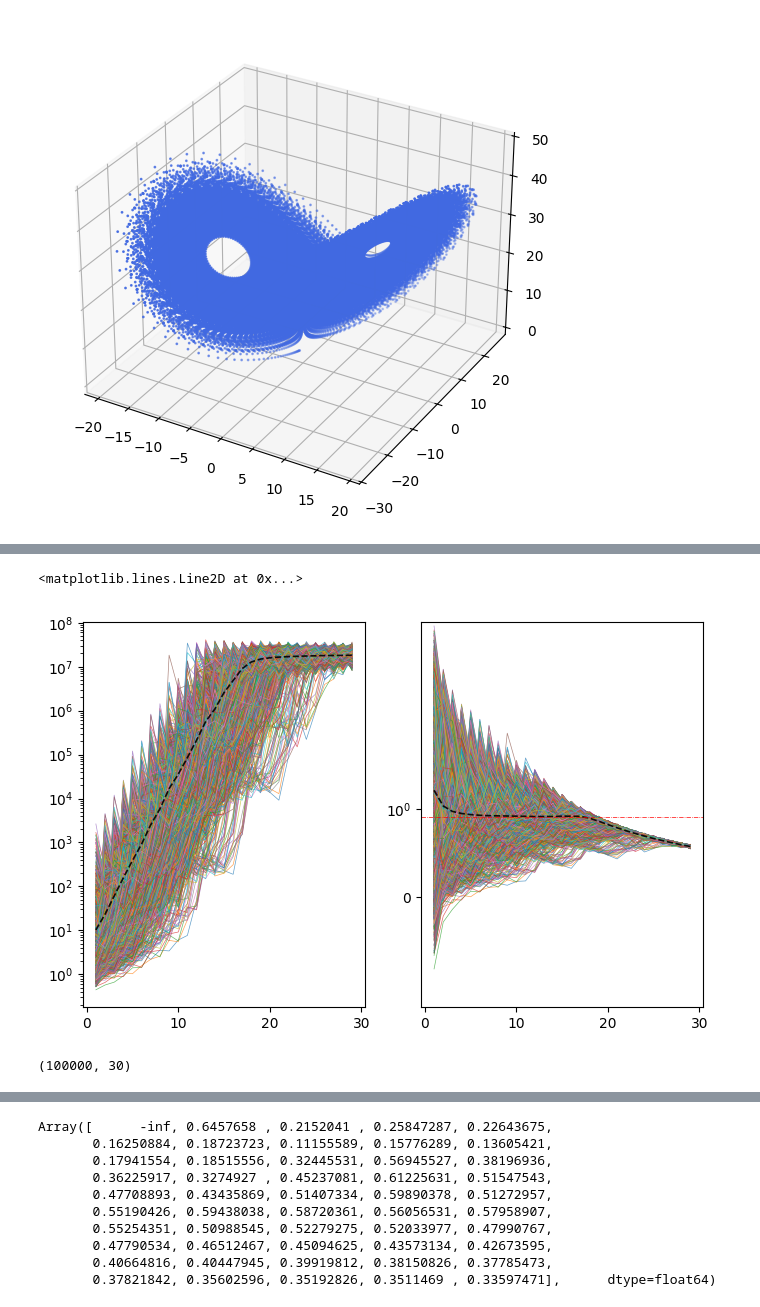
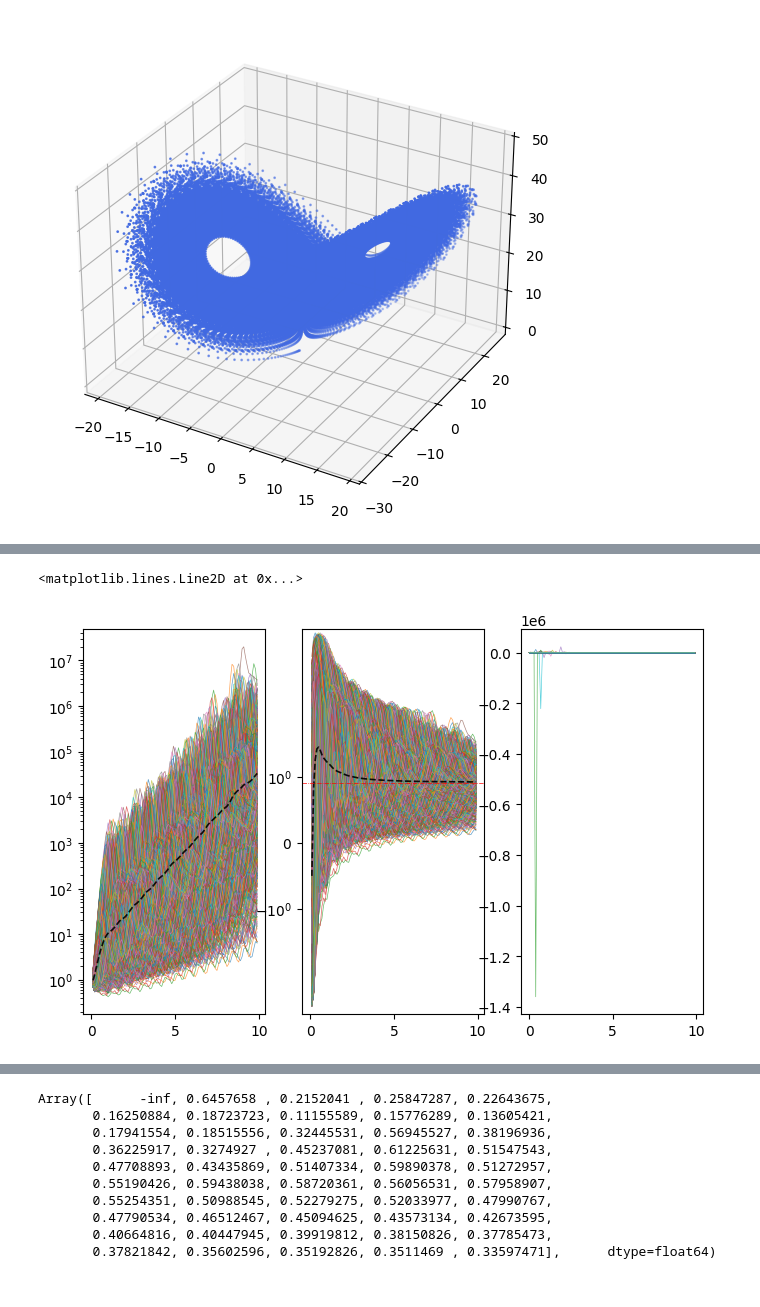
Before and after one commit to Jhko725/sandbox, a Jupyter notebook: local_predictability.ipynb, the cells around one changed output, grey strips where cells are left out. Saved outputs shown, nothing was run; the diff lists cells and outputs as text; code cells hidden in the pictures.

```diff
--- a/local_predictability.ipynb
+++ b/local_predictability.ipynb
@@ -18,0 +254,3 @@ dataset_loaded = TimeSeriesDataset.load("./data/lorenz.hdf5")
+# %%
+lya = jnp.log(eigvals) / jnp.expand_dims(t, axis=-1)
+lya
@@ -48,7 +301,7 @@ def local_predictability(
     ode: AbstractODE,
     u: Float[Array, "time dim"],
     t: Float[Array, " time_perturb"],
-    n_perturbs: int = 100,
+    n_perturbs: int = 30,
     perturb_norm: float = 1e-6,
     key: jax.random.PRNGKey = jax.random.PRNGKey(0),
 ):
@@ -119,7 +372,7 @@ ax.scatter(*u_train_coarse.T, ".", s=1, color="royalblue")
 <mpl_toolkits.mplot3d.art3d.Path3DCollection at 0x...>
 [figure]
 # %%
-t = jnp.arange(30)
+t = jnp.arange(0, 10, 0.1)
 lya_local = local_predictability(lorenz, u_train_coarse, t)
 lya_mean = jnp.mean(lya_local, axis=0)
 # %% [output]
@@ -127,26 +380,25 @@ lya_mean = jnp.mean(lya_local, axis=0)
+# %%
+t_batch = jnp.log(2) / lya_local
 # %%
 rel_error_norm = jnp.exp(lya_local * t)
 
-fig, axes = plt.subplots(1, 2, figsize=(8, 5), sharex=True)
-for lya_i, err_i in zip(lya_local[::10], rel_error_norm[::10]):
+fig, axes = plt.subplots(1, 3, figsize=(8, 5), sharex=True)
+for lya_i, err_i, t_i in zip(lya_local[::10], rel_error_norm[::10], t_batch[::10]):
     axes[0].plot(t, err_i, linewidth=0.5, alpha=0.7)
     axes[1].plot(t, lya_i, linewidth=0.5, alpha=0.7)
+    axes[2].plot(t, t_i, linewidth=0.5, alpha=0.7)
 axes[0].plot(
     t, jnp.mean(rel_error_norm, axis=0), "--", color="black", linewidth=1.2, alpha=0.9
 )
 axes[1].plot(t, lya_mean, "--", color="black", linewidth=1.2, alpha=0.9)
 axes[0].set_yscale("log", base=10)
 axes[1].set_yscale("symlog", base=10)
 axes[1].axhline(
     y=0.90566,
     color="red",
     linewidth=0.5,
     linestyle="-.",
 )
 # %% [output]
 <matplotlib.lines.Line2D at 0x...>
-[figure, old version]
+[figure, new version]
-# %%
-rel_error_norm.shape
-# %% [output]
-(100000, 30)
```
Also changed, not shown: parts of 42 cells of this notebook, 1 other file.
